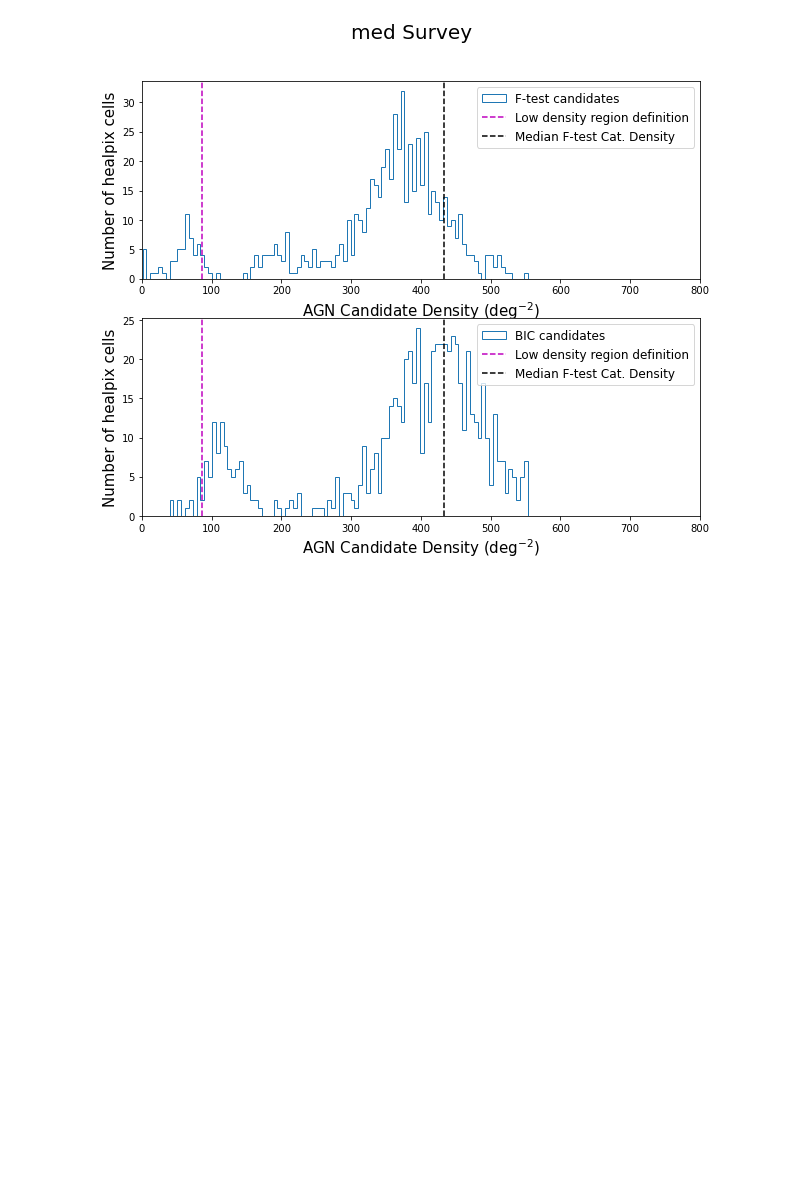
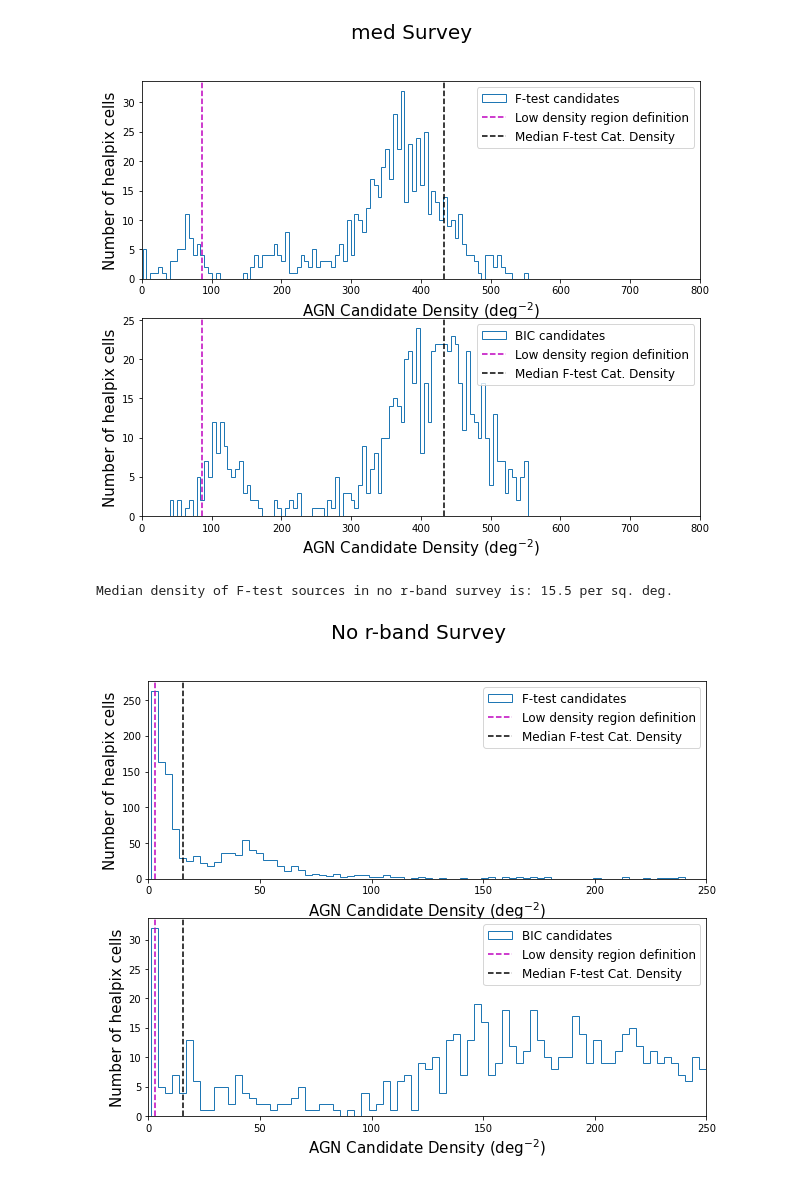
Before and after one commit to rjassef/ChANGES_SED_downselector, a Jupyter notebook: gap_definition.ipynb, the cells around one changed output. Cells and saved outputs as stored; diff of their text form; code cells hidden in the pictures; blank space fills up the shorter version.

Commit message:
Updated with duplicate source removal #2

```diff
--- a/gap_definition.ipynb
+++ b/gap_definition.ipynb
@@ -106,3 +106,50 @@ fig.suptitle("med Survey", fontsize=20)
 plt.show()
 # %% [output]
 [figure]
+# %%
+#Limit now the catalogs to only objects within
+#the healpix cells of the wide survey that have no sources.
+n_F = hph.get_n(Fcat['ra'],Fcat['dec'])
+n_B = hph.get_n(Bcat['ra'],Bcat['dec'])
+
+h_wide = h_F_wide + h_B_wide
+Fcat_nr = Fcat[h_wide[n_F]==0]
+Bcat_nr = Bcat[h_wide[n_B]==0]
+# %%
+Fcat_nr = remove_stars(Fcat_nr)
+h_F_nr = hph.get_h(Fcat_nr['ra'],Fcat_nr['dec'])
+
+Bcat_nr = remove_stars(Bcat_nr)
+h_B_nr = hph.get_h(Bcat_nr['ra'],Bcat_nr['dec'])
+# %%
+#Get the median densities.
+median_dens_F_nr = np.median(h_F_nr[h_F_nr>0])/hph.area_per_pixel
+print("Median density of F-test sources in no r-band survey is: {:.1f} per sq. deg.".format(median_dens_F_nr))
+# %% [output]
+Median density of F-test sources in no r-band survey is: 15.5 per sq. deg.
+# %%
+fig, axs = plt.subplots(2, figsize=(10,8))
+
+_, bins, _ = axs[0].hist(h_F_nr[h_F_nr>0], bins=100, histtype='step', label='F-test candidates')
+axs[0].set_xlim([0,250])
+axs[0].set_ylim(axs[0].get_ylim())
+axs[0].plot([0.2*median_dens_F_nr]*2, axs[0].get_ylim(),'m--', label='Low density region definition')
+axs[0].plot([median_dens_F_nr]*2    , axs[0].get_ylim(),'k--', label='Median F-test Cat. Density')
+axs[0].legend(fontsize=12)
+axs[0].set_xlabel(r"AGN Candidate Density (deg$^{-2}$)", fontsize=15)
+axs[0].set_ylabel("Number of healpix cells", fontsize=15)
+
+axs[1].hist(h_B_nr[h_B_nr>0], bins=bins, histtype='step', label='BIC candidates')
+axs[1].set_xlim([0,250])
+axs[1].set_ylim(axs[1].get_ylim())
+axs[1].plot([0.2*median_dens_F_nr]*2, axs[1].get_ylim(),'m--', label='Low density region definition')
+axs[1].plot([median_dens_F_nr]*2    , axs[1].get_ylim(),'k--', label='Median F-test Cat. Density')
+axs[1].legend(fontsize=12)
+axs[1].set_xlabel(r"AGN Candidate Density (deg$^{-2}$)", fontsize=15)
+axs[1].set_ylabel("Number of healpix cells", fontsize=15)
+
+fig.suptitle("No r-band Survey", fontsize=20)
+
+plt.show()
+# %% [output]
+[figure, added]
```
Also changed, not shown: 12 other files.
